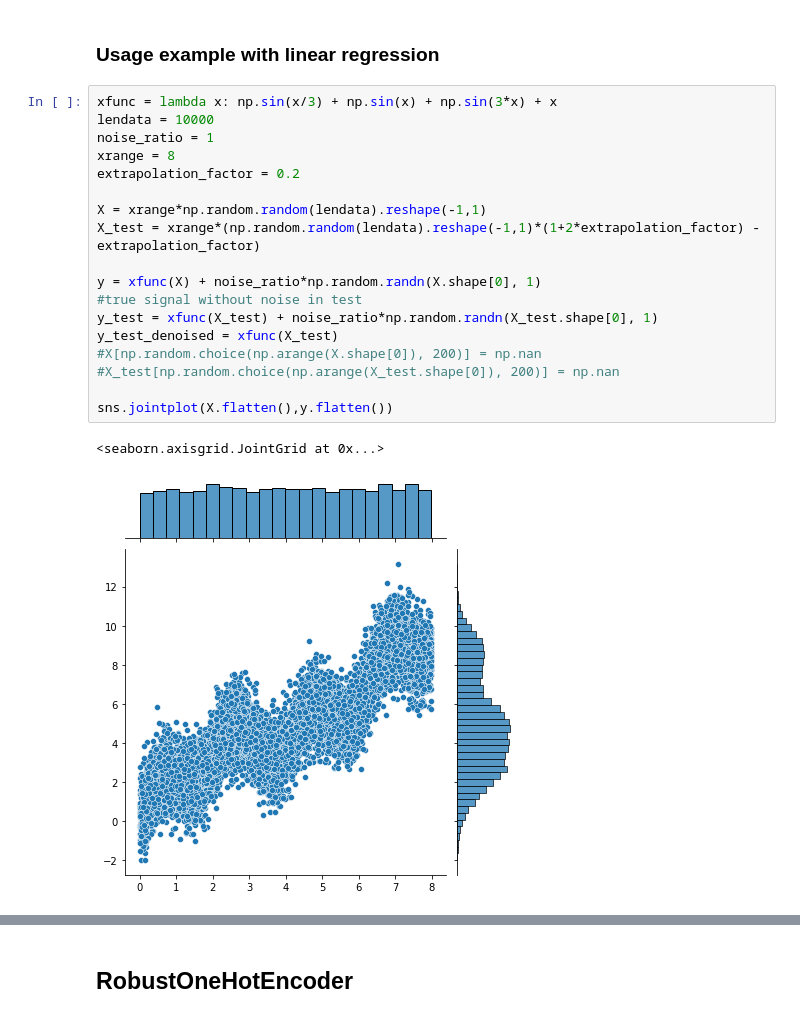
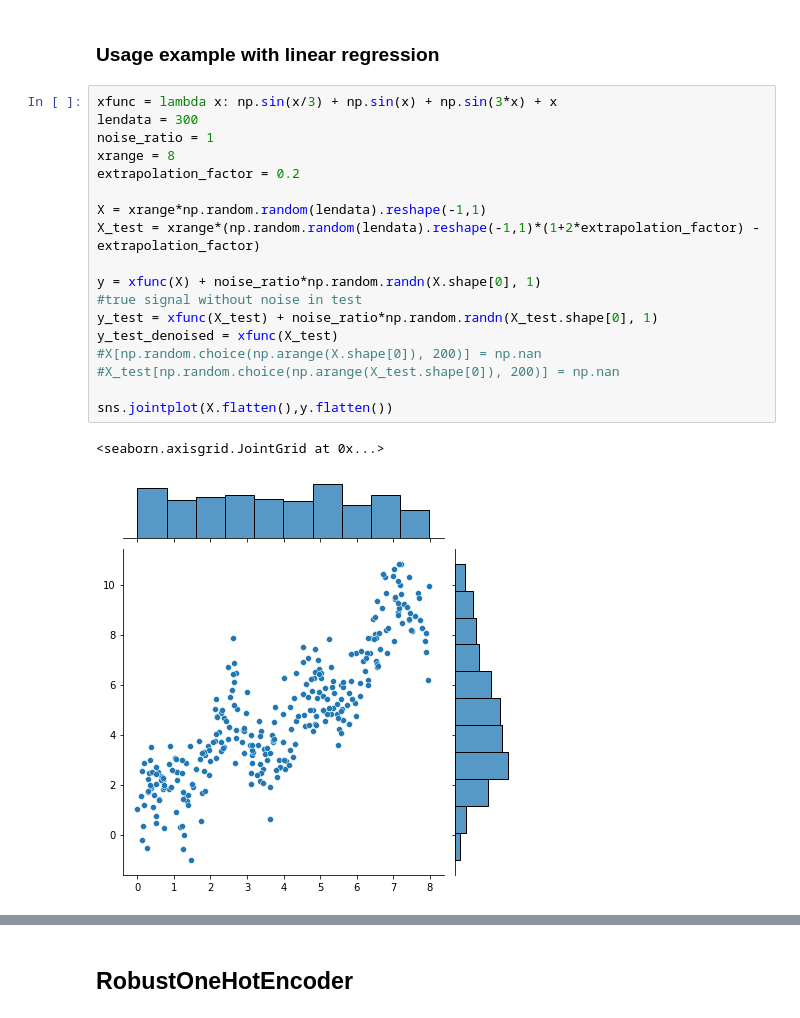
Before and after one commit to AlanGanem/replan, a Jupyter notebook: notebooks_dev/replan.ipynb, the cells around one changed output, grey strips where cells are left out. Saved outputs shown, nothing was run; the diff lists cells and outputs as text.

```diff
--- a/notebooks_dev/replan.ipynb
+++ b/notebooks_dev/replan.ipynb
@@ -862,25 +873,25 @@ Text(27.125, 0.5, 'inverted Xt_test values')
 ### Usage example with linear regression
 # %%
 xfunc = lambda x: np.sin(x/3) + np.sin(x) + np.sin(3*x) + x
-lendata = 10000
+lendata = 300
 noise_ratio = 1
 xrange = 8
 extrapolation_factor = 0.2
 
 X = xrange*np.random.random(lendata).reshape(-1,1)
 X_test = xrange*(np.random.random(lendata).reshape(-1,1)*(1+2*extrapolation_factor) - extrapolation_factor)
 
 y = xfunc(X) + noise_ratio*np.random.randn(X.shape[0], 1)
 #true signal without noise in test
 y_test = xfunc(X_test) + noise_ratio*np.random.randn(X_test.shape[0], 1)
 y_test_denoised = xfunc(X_test)
 #X[np.random.choice(np.arange(X.shape[0]), 200)] = np.nan
 #X_test[np.random.choice(np.arange(X_test.shape[0]), 200)] = np.nan
 
 sns.jointplot(X.flatten(),y.flatten())
 # %% [output]
 <seaborn.axisgrid.JointGrid at 0x...>
-[figure, old version]
+[figure, new version]
 # %%
 from sklearn.ensemble import RandomForestRegressor
 from sklearn.preprocessing import PolynomialFeatures
```
Also changed, not shown: parts of 7 cells of this notebook.
